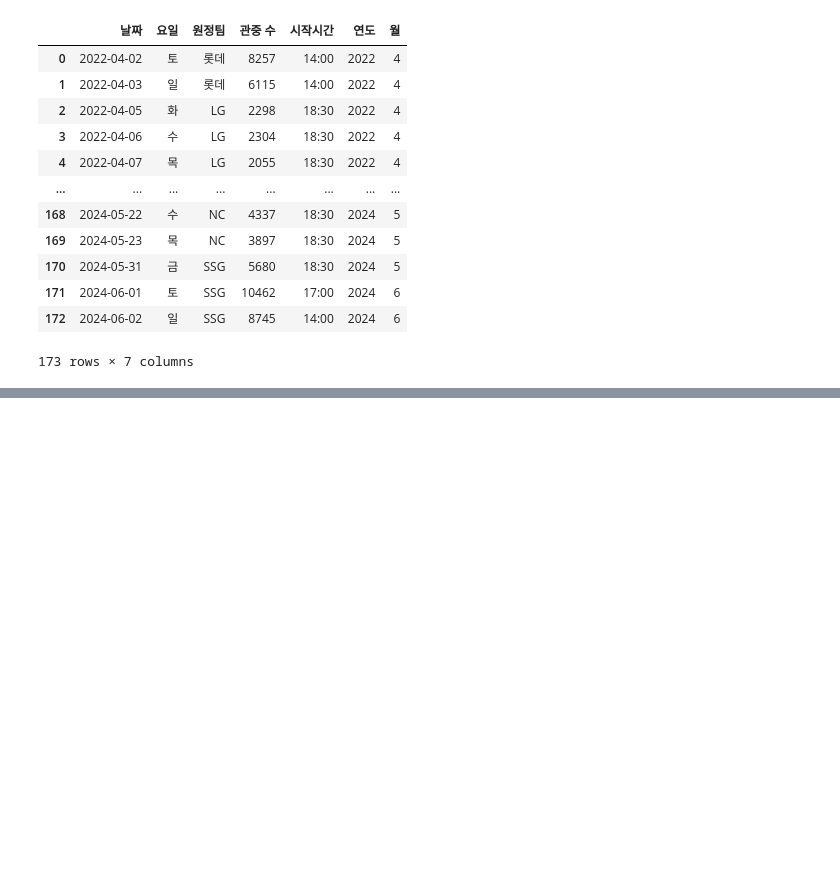
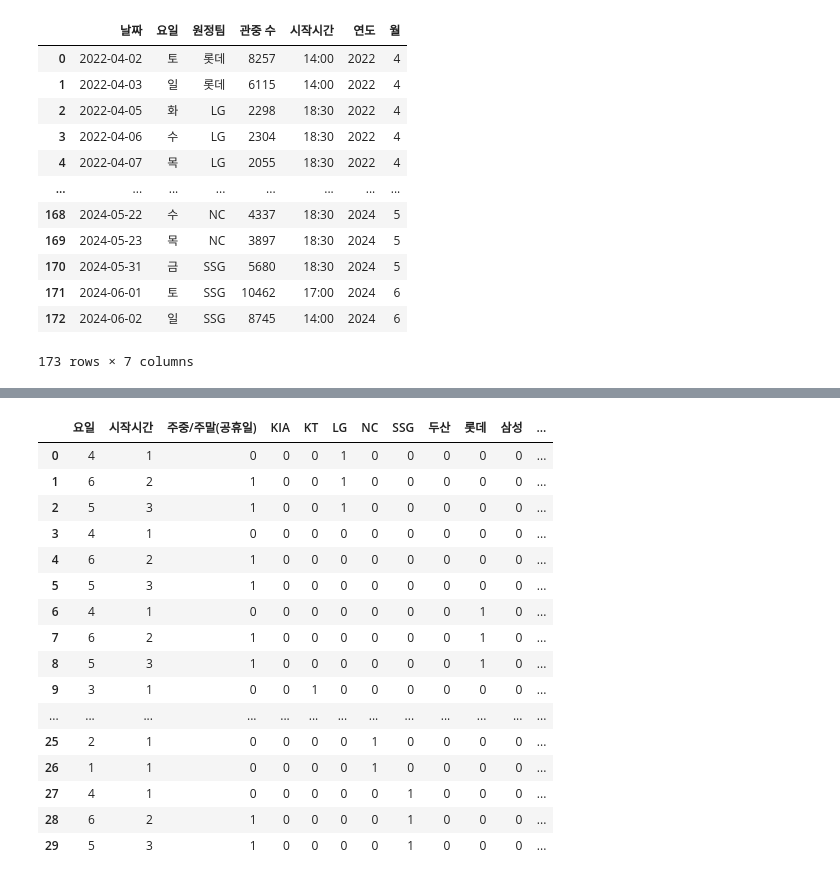
Before and after one commit to PythonProjectGroup02/KBC, a Jupyter notebook: Python/kiwoom_baseballpark_analisys.ipynb, the cells around one changed output, grey strips where cells are left out. Cells and saved outputs as stored; diff of their text form; code cells hidden in the pictures; blank space fills up the shorter version.

```diff
--- a/Python/kiwoom_baseballpark_analisys.ipynb
+++ b/Python/kiwoom_baseballpark_analisys.ipynb
@@ -302,0 +577,3 @@ print("정확도율:", mape.round(0), "%")
+# %%
+kiwoom_2024['주중/주말(공휴일)'] = kiwoom_2024['주중/주말(공휴일)'].astype('int')
+kiwoom_2024
@@ -302,0 +608,5 @@ print("정확도율:", mape.round(0), "%")
+# %%
+# One-Hot Encoding 작업
+# 원정팀
+away_encoding = pd.get_dummies(kiwoom_2024['원정팀'])
+kiwoom_2024 = kiwoom_2024.join(away_encoding)
@@ -302,0 +696,9 @@ print("정확도율:", mape.round(0), "%")
+# %%
+# 2024년 데이터 정리
+# One-Hot Encoding 부분을 boolean에서 int로 변환
+kiwoom_2024.iloc[:,8:] = kiwoom_2024.iloc[:,8:].astype('int')
+# column 이름 문자열로 바꾸기
+kiwoom_2024.columns = kiwoom_2024.columns.astype(str)
+# Target인 관중 수를 제외한 나머지 원본 Feature 부분 제외하고 데이터 불러오기
+kiwoom_2024 = pd.concat([kiwoom_2024['관중 수'],kiwoom_2024['요일'],kiwoom_2024['시작시간'],kiwoom_2024['주중/주말(공휴일)'],kiwoom_2024.iloc[:,8:]],axis=1)
+kiwoom_2024.head(10)
@@ -302,0 +835,27 @@ print("정확도율:", mape.round(0), "%")
+# %%
+# 규칙에 따라 관중 수를 분류하여 새로운 컬럼에 할당
+kiwoom_2024['관중수 분류'] = pd.cut(kiwoom_2024['관중 수'],
+                                    bins=[0, 3500, 6000, 9000, 13000, float('inf')],
+                                    labels=[1, 2, 3, 4, 5],
+                                    right=False)
+# %%
+kiwoom_2024 = kiwoom_2024.drop(['관중 수'], axis=1)
+kiwoom_2024
+# %% [output]
+|  | 요일 | 시작시간 | 주중/주말(공휴일) | KIA | KT | LG | NC | SSG | 두산 | 롯데 | 삼성 | ... |
+| 0 | 4 | 1 | 0 | 0 | 0 | 1 | 0 | 0 | 0 | 0 | 0 | ... |
+| 1 | 6 | 2 | 1 | 0 | 0 | 1 | 0 | 0 | 0 | 0 | 0 | ... |
+| 2 | 5 | 3 | 1 | 0 | 0 | 1 | 0 | 0 | 0 | 0 | 0 | ... |
+| 3 | 4 | 1 | 0 | 0 | 0 | 0 | 0 | 0 | 0 | 0 | 0 | ... |
+| 4 | 6 | 2 | 1 | 0 | 0 | 0 | 0 | 0 | 0 | 0 | 0 | ... |
+| 5 | 5 | 3 | 1 | 0 | 0 | 0 | 0 | 0 | 0 | 0 | 0 | ... |
+| 6 | 4 | 1 | 0 | 0 | 0 | 0 | 0 | 0 | 0 | 1 | 0 | ... |
+| 7 | 6 | 2 | 1 | 0 | 0 | 0 | 0 | 0 | 0 | 1 | 0 | ... |
+| 8 | 5 | 3 | 1 | 0 | 0 | 0 | 0 | 0 | 0 | 1 | 0 | ... |
+| 9 | 3 | 1 | 0 | 0 | 1 | 0 | 0 | 0 | 0 | 0 | 0 | ... |
+| ... | ... | ... | ... | ... | ... | ... | ... | ... | ... | ... | ... | ... |
+| 25 | 2 | 1 | 0 | 0 | 0 | 0 | 1 | 0 | 0 | 0 | 0 | ... |
+| 26 | 1 | 1 | 0 | 0 | 0 | 0 | 1 | 0 | 0 | 0 | 0 | ... |
+| 27 | 4 | 1 | 0 | 0 | 0 | 0 | 0 | 1 | 0 | 0 | 0 | ... |
+| 28 | 6 | 2 | 1 | 0 | 0 | 0 | 0 | 1 | 0 | 0 | 0 | ... |
+| 29 | 5 | 3 | 1 | 0 | 0 | 0 | 0 | 1 | 0 | 0 | 0 | ... |
```
Also changed, not shown: parts of 114 cells of this notebook.
